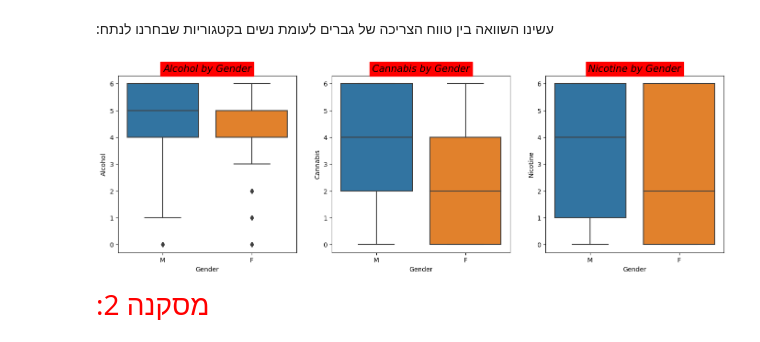
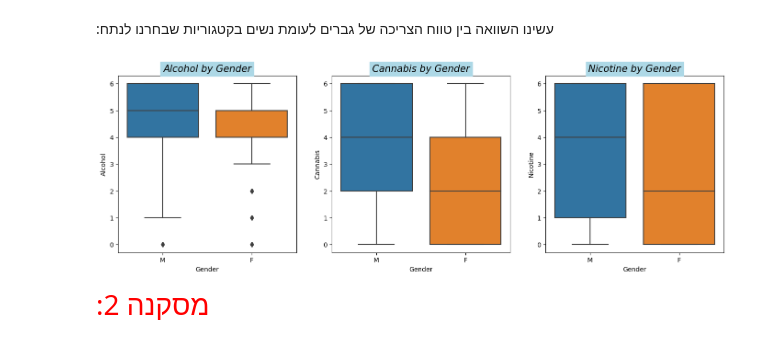
Before and after one commit to neriyabrin/Drug-Analysis-project, a Jupyter notebook: Drug Analysis_project.ipynb, the cells around one changed output. Saved outputs shown, nothing was run; the diff lists cells and outputs as text; code cells hidden in the pictures.

```diff
--- a/Drug Analysis_project.ipynb
+++ b/Drug Analysis_project.ipynb
@@ -109,15 +93,15 @@ plt.show()
 # %%
 fig, axes = plt.subplots(figsize=(17, 5),ncols=3)
 a=sns.boxplot(data=new_file , x= 'Gender' ,y= 'Alcohol',ax=axes[0])
 b=sns.boxplot(data=new_file , x= 'Gender' ,y= 'Cannabis',ax=axes[1])
 c=sns.boxplot(data=new_file , x= 'Gender' ,y= 'Nicotine',ax=axes[2])
-a.set_title('Alcohol by Gender', fontsize = 15 , color = 'black',fontstyle = 'italic' , backgroundcolor='red')
-b.set_title('Cannabis by Gender', fontsize = 15 , color = 'black',fontstyle = 'italic' , backgroundcolor='red')
-c.set_title('Nicotine by Gender', fontsize = 15 , color = 'black',fontstyle = 'italic' , backgroundcolor='red')
+a.set_title('Alcohol by Gender', fontsize = 15 , color = 'black',fontstyle = 'italic' , backgroundcolor='lightblue')
+b.set_title('Cannabis by Gender', fontsize = 15 , color = 'black',fontstyle = 'italic' , backgroundcolor='lightblue')
+c.set_title('Nicotine by Gender', fontsize = 15 , color = 'black',fontstyle = 'italic' , backgroundcolor='lightblue')
 
 plt.show()
 # %% [output]
-[figure, old version]
+[figure, new version]
 # %% [markdown]
 <span style="font-family: Arial; font-size:2.0em;color:red;">  :מסקנה 2
 # %% [markdown]
```
Also changed, not shown: parts of 13 cells of this notebook.
